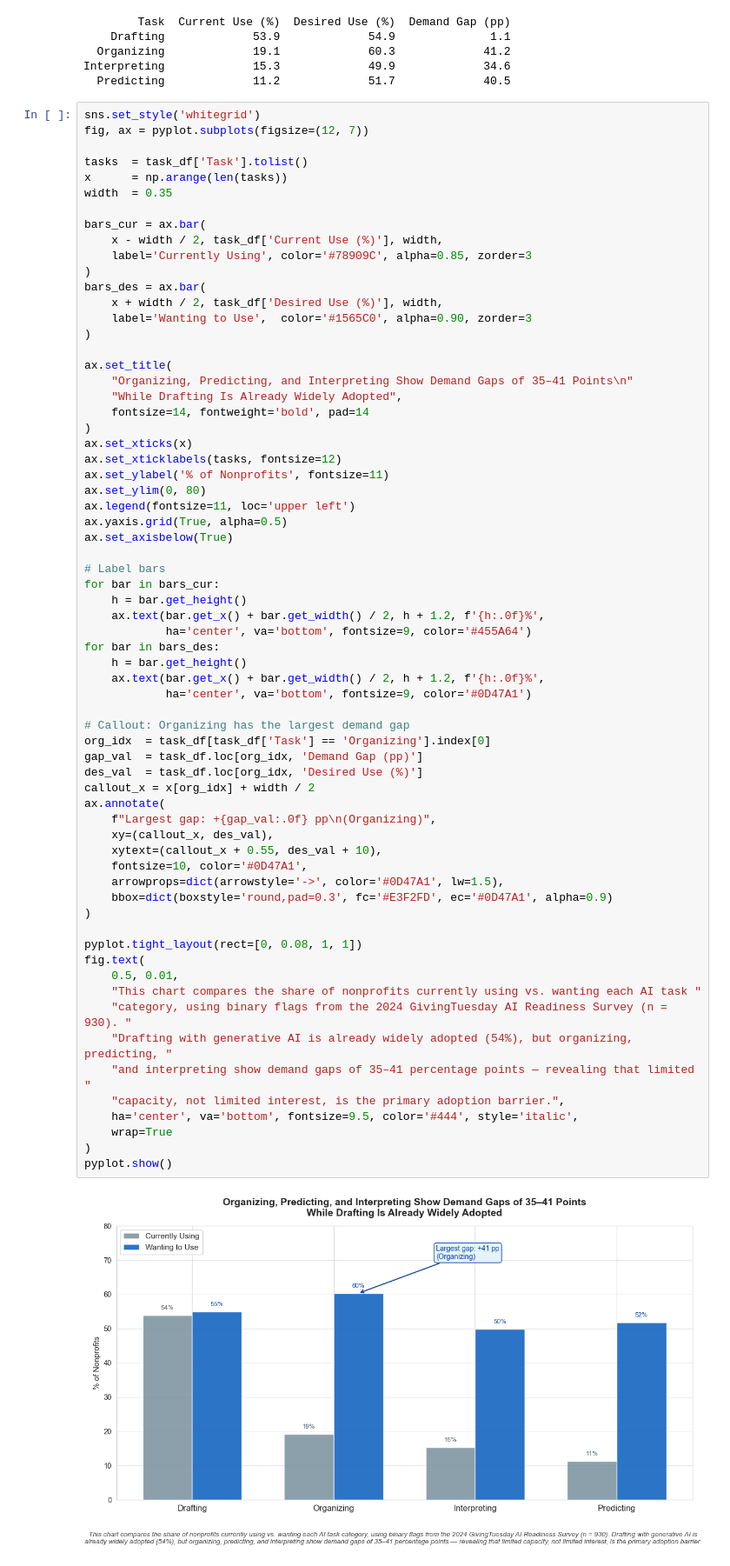
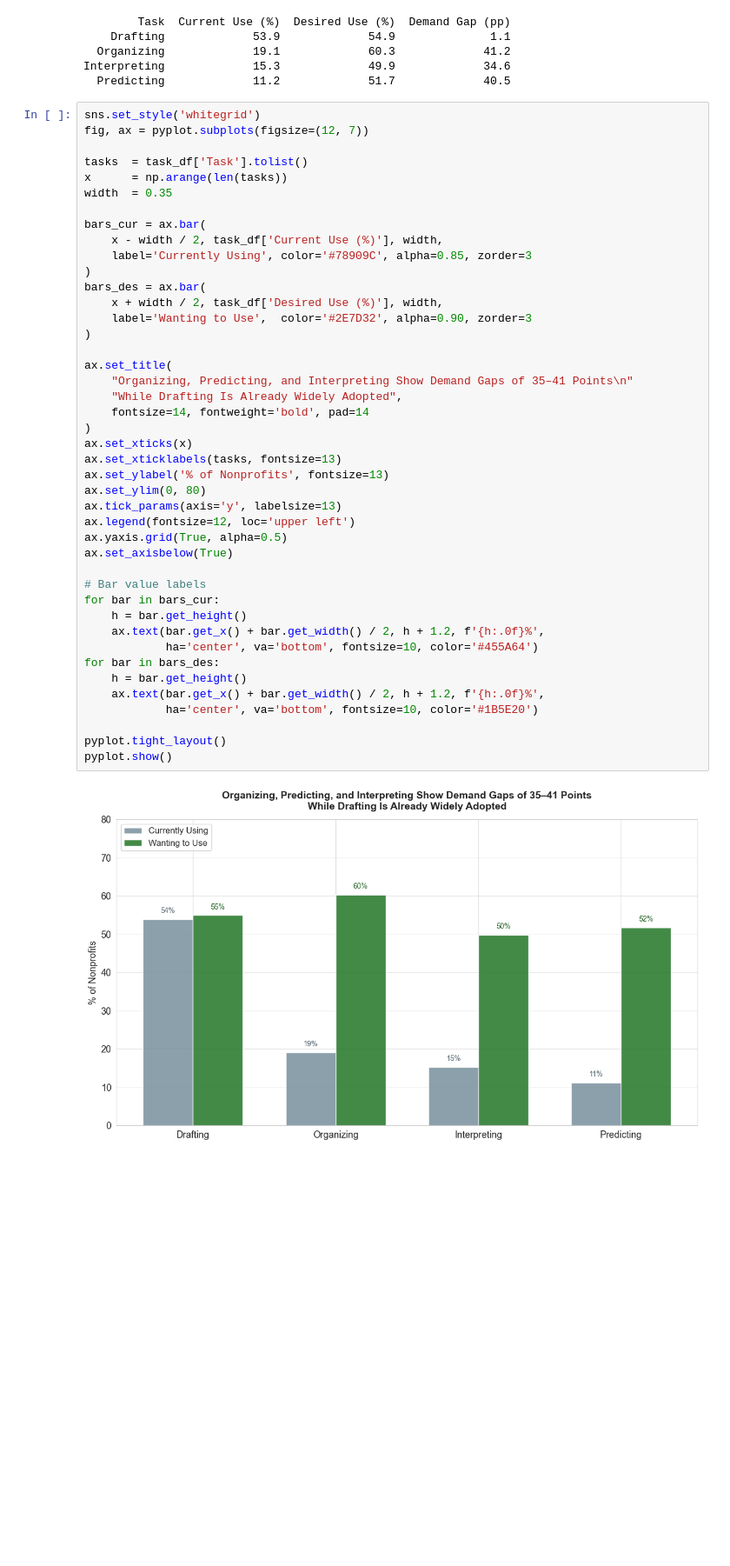
Before and after one commit to BoppingNoodles/SP26_Datathon, a Jupyter notebook: work/section_4_5_person_c.ipynb, the cells around one changed output. Shown at 87% size. Cells and saved outputs as stored; diff of their text form; blank space fills up the shorter version.

```diff
--- a/work/section_4_5_person_c.ipynb
+++ b/work/section_4_5_person_c.ipynb
@@ -118,63 +118,40 @@ tasks  = task_df['Task'].tolist()
 x      = np.arange(len(tasks))
 width  = 0.35
 
 bars_cur = ax.bar(
     x - width / 2, task_df['Current Use (%)'], width,
     label='Currently Using', color='#78909C', alpha=0.85, zorder=3
 )
 bars_des = ax.bar(
     x + width / 2, task_df['Desired Use (%)'], width,
-    label='Wanting to Use',  color='#1565C0', alpha=0.90, zorder=3
+    label='Wanting to Use',  color='#2E7D32', alpha=0.90, zorder=3
 )
 
 ax.set_title(
     "Organizing, Predicting, and Interpreting Show Demand Gaps of 35–41 Points\n"
     "While Drafting Is Already Widely Adopted",
     fontsize=14, fontweight='bold', pad=14
 )
 ax.set_xticks(x)
-ax.set_xticklabels(tasks, fontsize=12)
-ax.set_ylabel('% of Nonprofits', fontsize=11)
+ax.set_xticklabels(tasks, fontsize=13)
+ax.set_ylabel('% of Nonprofits', fontsize=13)
 ax.set_ylim(0, 80)
-ax.legend(fontsize=11, loc='upper left')
+ax.tick_params(axis='y', labelsize=13)
+ax.legend(fontsize=12, loc='upper left')
 ax.yaxis.grid(True, alpha=0.5)
 ax.set_axisbelow(True)
 
-# Label bars
+# Bar value labels
 for bar in bars_cur:
     h = bar.get_height()
     ax.text(bar.get_x() + bar.get_width() / 2, h + 1.2, f'{h:.0f}%',
-            ha='center', va='bottom', fontsize=9, color='#455A64')
+            ha='center', va='bottom', fontsize=10, color='#455A64')
 for bar in bars_des:
     h = bar.get_height()
     ax.text(bar.get_x() + bar.get_width() / 2, h + 1.2, f'{h:.0f}%',
-            ha='center', va='bottom', fontsize=9, color='#0D47A1')
+            ha='center', va='bottom', fontsize=10, color='#1B5E20')
 
-# Callout: Organizing has the largest demand gap
-org_idx  = task_df[task_df['Task'] == 'Organizing'].index[0]
-gap_val  = task_df.loc[org_idx, 'Demand Gap (pp)']
-des_val  = task_df.loc[org_idx, 'Desired Use (%)']
-callout_x = x[org_idx] + width / 2
-ax.annotate(
-    f"Largest gap: +{gap_val:.0f} pp\n(Organizing)",
-    xy=(callout_x, des_val),
-    xytext=(callout_x + 0.55, des_val + 10),
-    fontsize=10, color='#0D47A1',
-    arrowprops=dict(arrowstyle='->', color='#0D47A1', lw=1.5),
-    bbox=dict(boxstyle='round,pad=0.3', fc='#E3F2FD', ec='#0D47A1', alpha=0.9)
-)
-
-pyplot.tight_layout(rect=[0, 0.08, 1, 1])
-fig.text(
-    0.5, 0.01,
-    "This chart compares the share of nonprofits currently using vs. wanting each AI task "
-    "category, using binary flags from the 2024 GivingTuesday AI Readiness Survey (n = 930). "
-    "Drafting with generative AI is already widely adopted (54%), but organizing, predicting, "
-    "and interpreting show demand gaps of 35–41 percentage points — revealing that limited "
-    "capacity, not limited interest, is the primary adoption barrier.",
-    ha='center', va='bottom', fontsize=9.5, color='#444', style='italic',
-    wrap=True
-)
+pyplot.tight_layout()
 pyplot.show()
 # %% [output]
-[figure, old version]
+[figure, new version]
```
Also changed, not shown: parts of 5 cells of this notebook.
